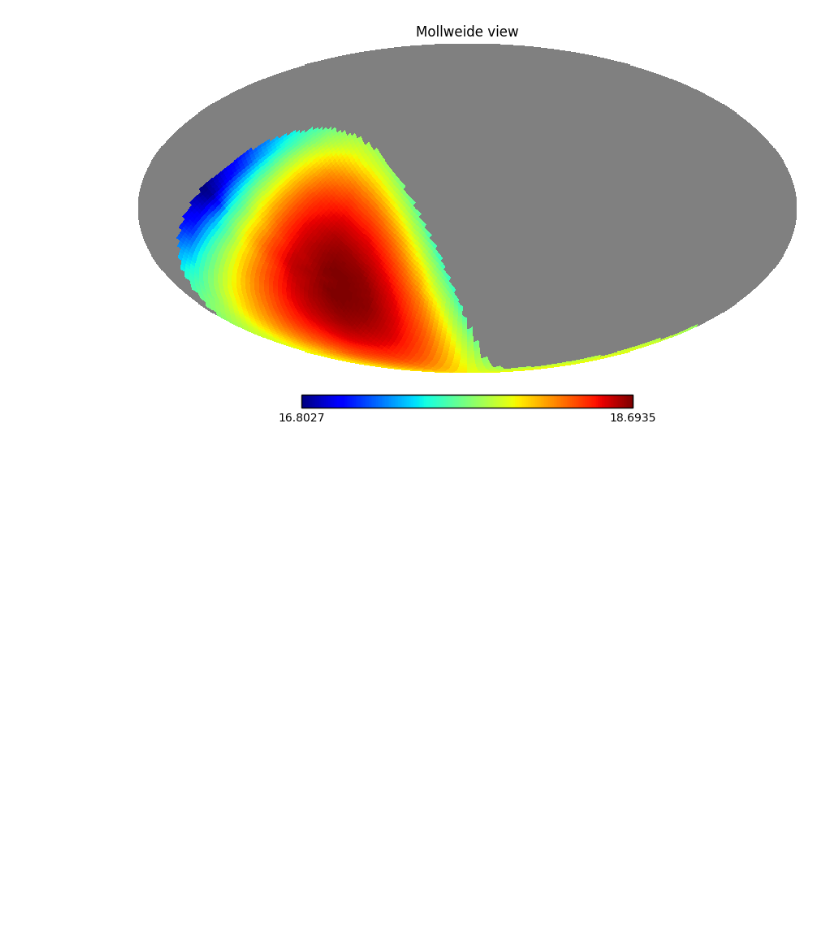
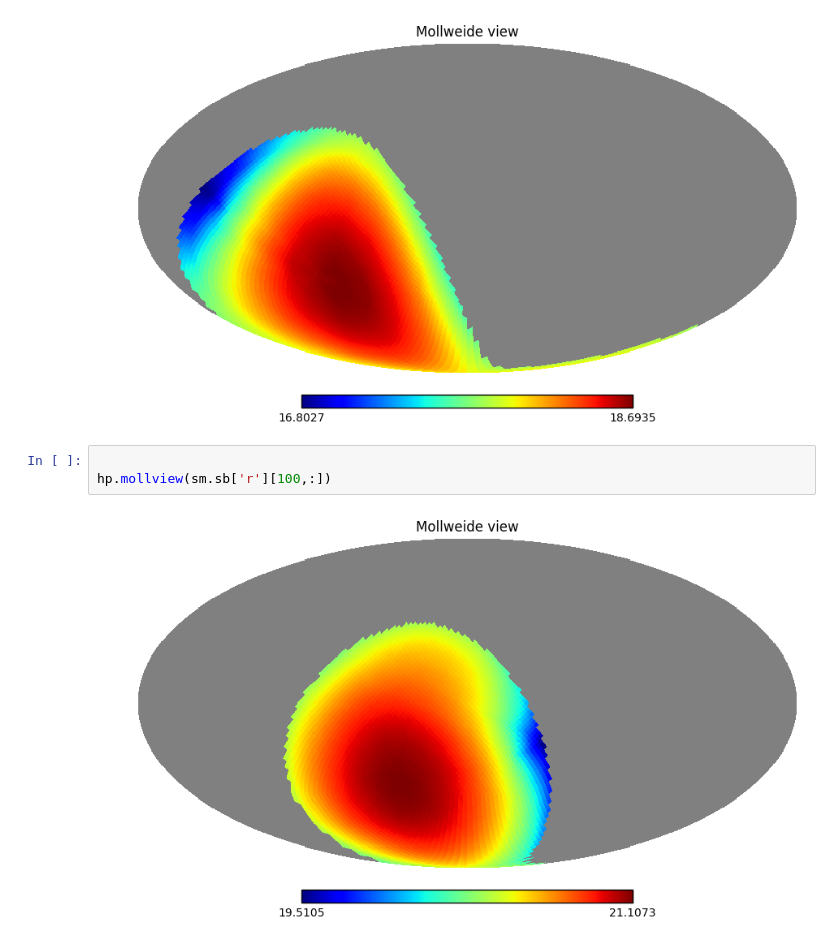
Before and after one commit to lsst-sims/legacy_sims_skybrightness_pre, a Jupyter notebook: examples/debug.ipynb, the cells around one changed output. Cells and saved outputs as stored; diff of their text form; blank space fills up the shorter version.

```diff
--- a/examples/debug.ipynb
+++ b/examples/debug.ipynb
@@ -74,3 +122,8 @@ mags = sm2.returnMags()
 hp.mollview(mags['z'])
 # %% [output]
 [figure]
+# %%
+
+hp.mollview(sm.sb['r'][100,:])
+# %% [output]
+[figure, added]
```
Also changed, not shown: parts of 9 cells of this notebook, 3 other files.
